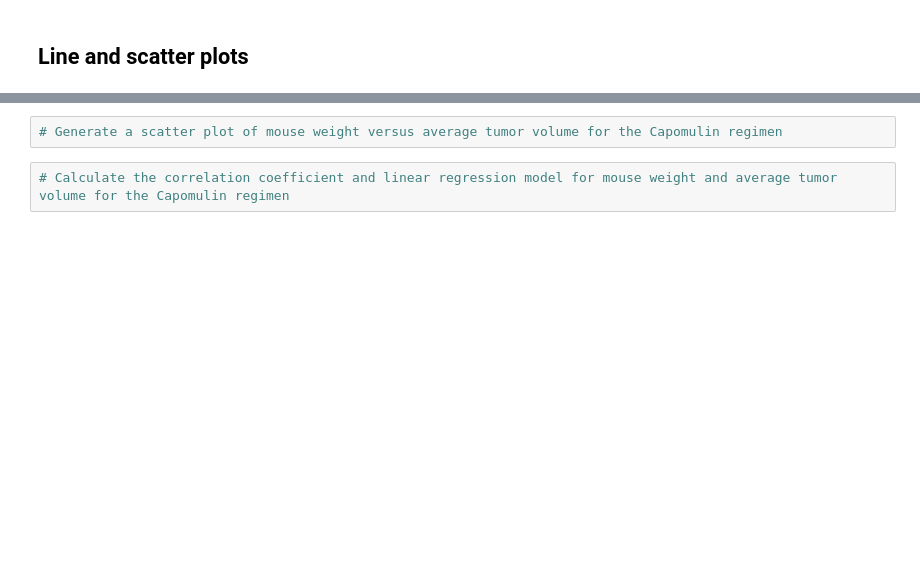
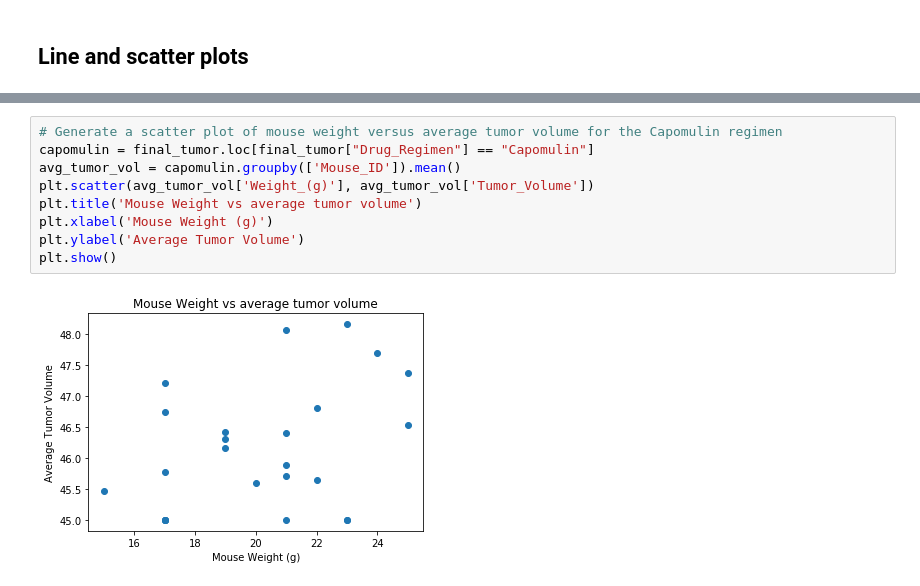
Before and after one commit to isoto1991/uci-databootcamp, a Jupyter notebook: Matplotlib/Instructions/Pymaceuticals/pymaceuticals_starter.ipynb, the cells around one changed output, grey strips where cells are left out. Drawn from its saved outputs; the diff is of its cells as text; blank space fills up the shorter version.

```diff
--- a/Matplotlib/Instructions/Pymaceuticals/pymaceuticals_starter.ipynb
+++ b/Matplotlib/Instructions/Pymaceuticals/pymaceuticals_starter.ipynb
@@ -104,4 +131,11 @@ plt.show()
 # %%
 # Generate a scatter plot of mouse weight versus average tumor volume for the Capomulin regimen
+capomulin = final_tumor.loc[final_tumor["Drug_Regimen"] == "Capomulin"]
+avg_tumor_vol = capomulin.groupby(['Mouse_ID']).mean()
+plt.scatter(avg_tumor_vol['Weight_(g)'], avg_tumor_vol['Tumor_Volume'])
+plt.title('Mouse Weight vs average tumor volume')
+plt.xlabel('Mouse Weight (g)')
+plt.ylabel('Average Tumor Volume')
+plt.show()
+# %% [output]
+[figure, added]
-# %%
-# Calculate the correlation coefficient and linear regression model for mouse weight and average tumor volume for the Capomulin regimen
```
Also changed, not shown: parts of 7 cells of this notebook, 20 other files.
